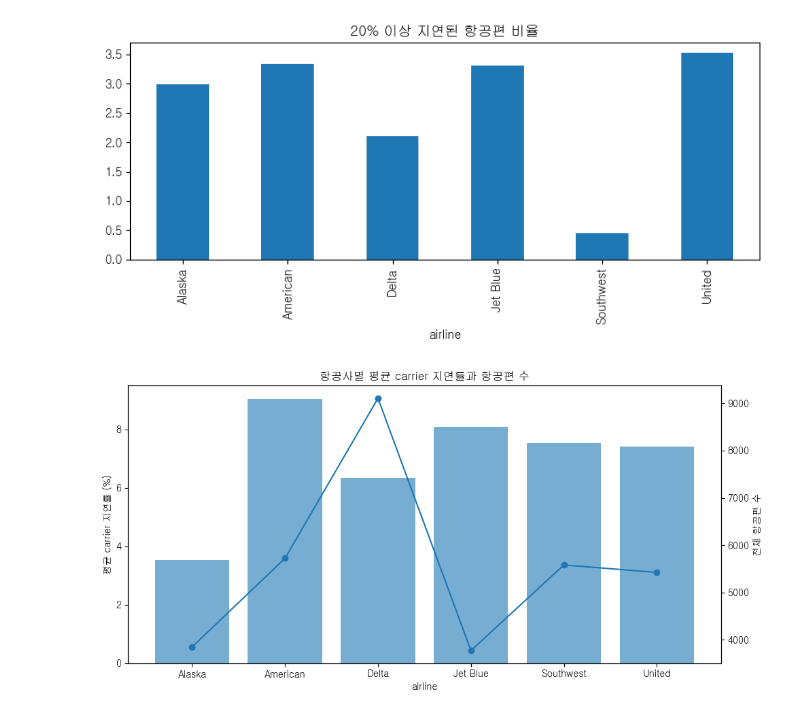
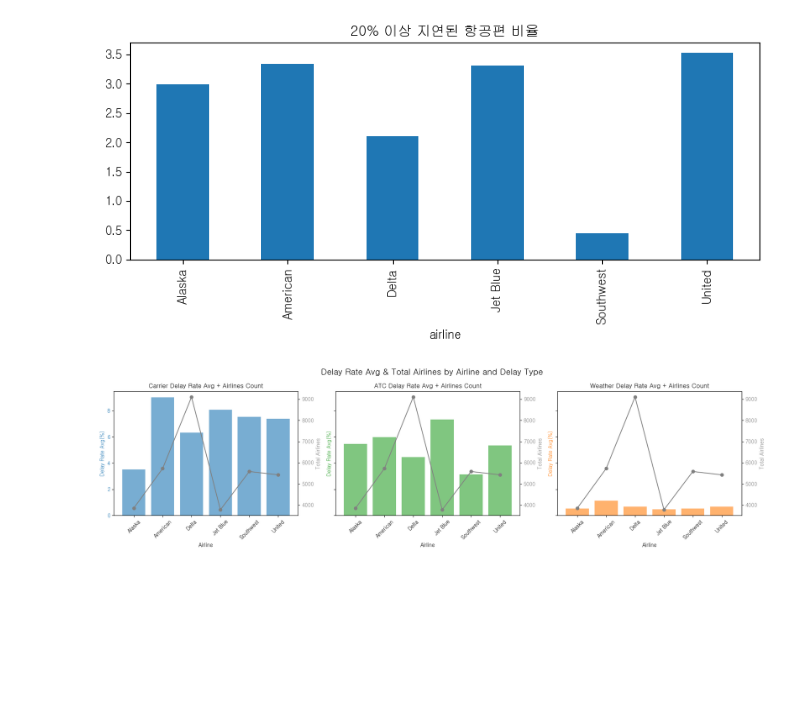
Before and after one commit to gayeoniee/data_anal_rep, a Jupyter notebook: 10. EDA.ipynb, the cells around one changed output. Drawn from its saved outputs; the diff is of its cells as text; code cells hidden in the pictures; blank space fills up the shorter version.

```diff
--- a/10. EDA.ipynb
+++ b/10. EDA.ipynb
@@ -293,33 +293,37 @@ plt.tight_layout()
 plt.show()
 # %% [output]
 [figure]
-# %%
-# 항공사별 평균 지연률 + 건수
-grouped_df = air_df.groupby('airline')[['pct_carrier_delay', 'pct_atc_delay', 'pct_weather_delay']].mean()
-grouped_df['total_flights'] = air_df['airline'].value_counts().sort_index()
-
-fig, ax1 = plt.subplots(figsize=(10, 5))
-
-ax1.set_xlabel('airline')
-ax1.set_ylabel('평균 carrier 지연률 (%)')
-ax1.bar(grouped_df.index, grouped_df['pct_carrier_delay'], alpha=0.6)
-ax1.tick_params(axis='y')
-
-ax2 = ax1.twinx()
-ax2.set_ylabel('전체 항공편 수')
-ax2.plot(grouped_df.index, grouped_df['total_flights'], marker='o')
-ax2.tick_params(axis='y')
-
-plt.title('항공사별 평균 carrier 지연률과 항공편 수')
-plt.tight_layout()
-plt.show()
-
-# American : 지연율도 높고 운항량도 많음
-# Delta : 항공편 수는 가장 많지만 평균 지연률은 오히려 중간 이하
-# Jet Blue : 지연률은 높지만 전체 운항 수는 가장 낮음 ???
-# Alaska : 지연률도 낮고 운항 수도 적음
-# %% [output]
-[figure, removed]
+# %%
+grouped_df = air_df.groupby('airline')[['pct_carrier_delay', 'pct_atc_delay', 'pct_weather_delay']].mean()
+
+grouped_df['total_Airlines'] = air_df['airline'].value_counts().sort_index()
+
+delay_types = ['pct_carrier_delay', 'pct_atc_delay', 'pct_weather_delay']
+titles = ['Carrier', 'ATC', 'Weather']
+colors = ['tab:blue', 'tab:green', 'tab:orange']
+
+fig, axes = plt.subplots(1, 3, figsize=(18, 5), sharey=True)
+
+for i, (col, title, color) in enumerate(zip(delay_types, titles, colors)):
+    ax1 = axes[i]
+    ax2 = ax1.twinx()
+
+    ax1.bar(grouped_df.index, grouped_df[col], color=color, alpha=0.6)
+    ax1.set_title(f'{title} Delay Rate Avg + Airlines Count')
+    ax1.set_xlabel('Airline')
+    ax1.set_ylabel('Delay Rate Avg(%)', color=color)
+    ax1.tick_params(axis='y', labelcolor=color)
+    ax1.tick_params(axis='x', rotation=45)
+
+    ax2.plot(grouped_df.index, grouped_df['total_Airlines'], color='gray', marker='o')
+    ax2.set_ylabel('Total Airlines', color='gray')
+    ax2.tick_params(axis='y', labelcolor='gray')
+
+plt.suptitle('Delay Rate Avg & Total Airlines by Airline and Delay Type', fontsize=16)
+plt.tight_layout()
+plt.show()
+# %% [output]
+[figure, added]
 # %%
 # 전체적 분포
 # Southwest: 세 가지 지연 유형 모두에서 분산이 작고 중앙값이 낮음 -> 안정적 운항
```
